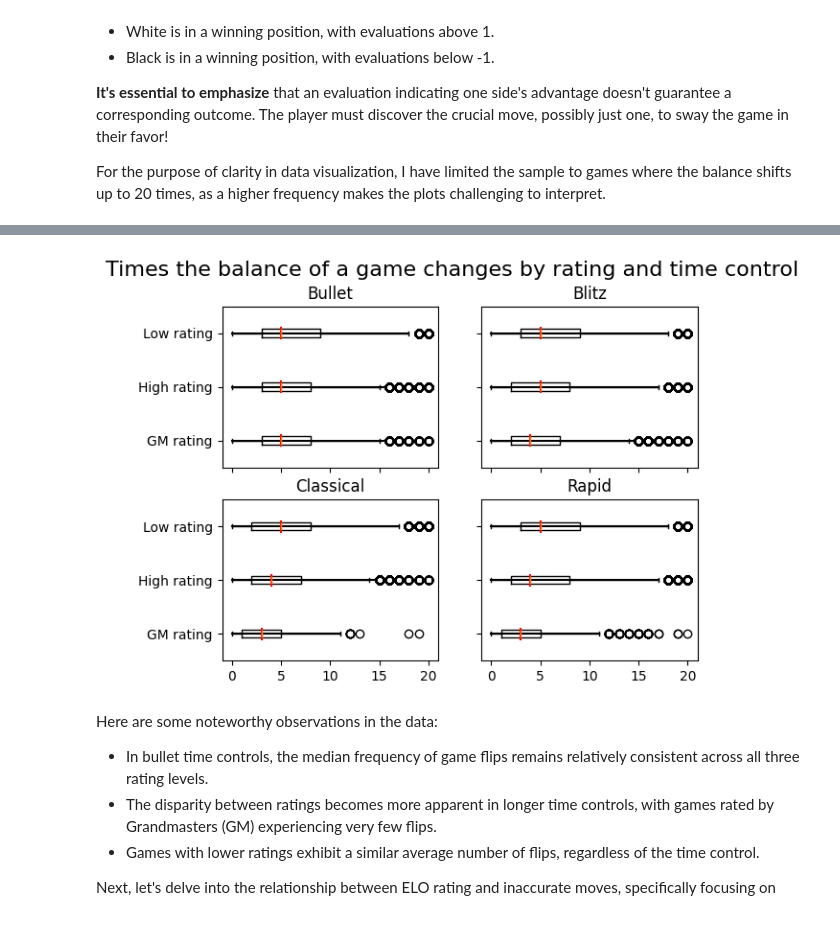
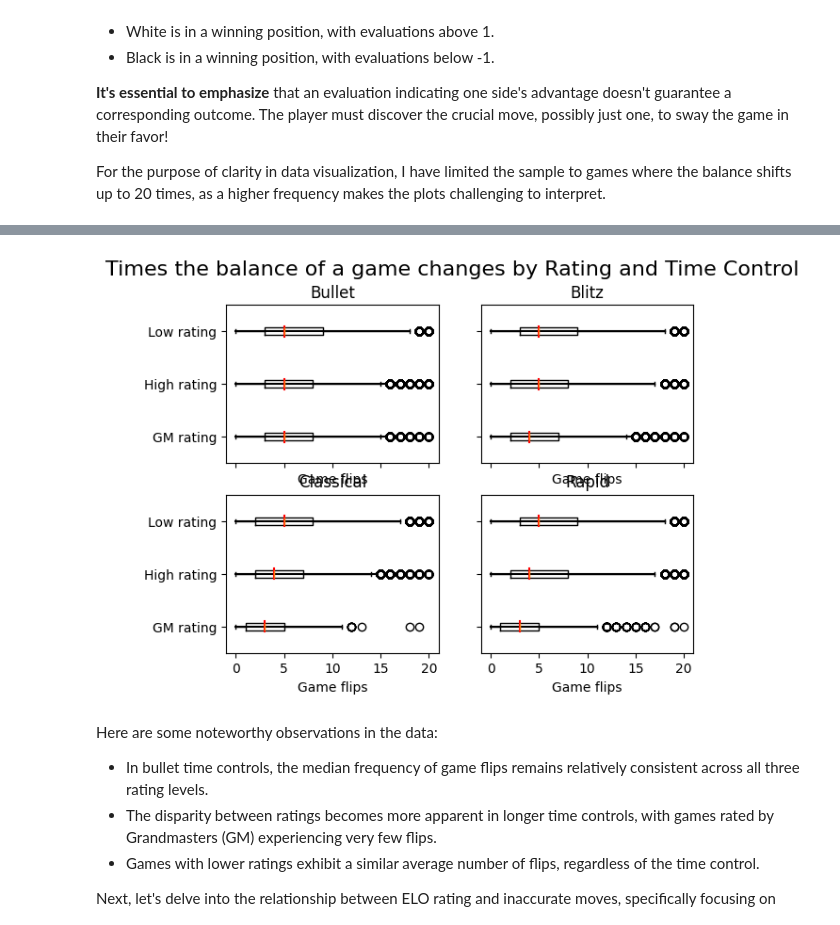
Before and after one commit to ThomasByr/lichess-analysis-of-chess-games, a Jupyter notebook: analysis.ipynb, the cells around one changed output, grey strips where cells are left out. Cells and saved outputs as stored; diff of their text form; code cells hidden in the pictures.

```diff
--- a/analysis.ipynb
+++ b/analysis.ipynb
@@ -782,7 +787,7 @@ for game_type in game_types:
 # %%
 # create a figure with len(game_types) subplots arranged in a 2x(len(game_types) // 2) grid
 fig, axs = plt.subplots((len(game_types)+1) // 2, 2, sharex=True, sharey=True)
-fig.suptitle("Times the balance of a game changes by rating and time control", fontsize=16)
+fig.suptitle("Times the balance of a game changes by Rating and Time Control", fontsize=16)
 
 # iterate through game types
 for i, (game_type, elo_categories_dict) in enumerate(game_flips_dict.items()):
@@ -800,34 +805,35 @@ for i, (game_type, elo_categories_dict) in enumerate(game_flips_dict.items()):
 
         # Calculate upper and lower whiskers
         lower_whisker = max(np.min(game_flips), q1 - 1.5 * (q3 - q1))
         upper_whisker = min(np.max(game_flips), q3 + 1.5 * (q3 - q1))
 
         ax.boxplot(
             game_flips, positions=[elo_categories.index(elo_category) + 1], vert=False
         )
         ax.plot(
             [lower_whisker, upper_whisker],
             [
                 elo_categories.index(elo_category) + 1,
                 elo_categories.index(elo_category) + 1,
             ],
             color="black",
         )
         ax.plot(
             [median, median],
             [
                 elo_categories.index(elo_category) + 0.9,
                 elo_categories.index(elo_category) + 1.1,
             ],
             color="red",
         )
         ax.set_yticks(range(1, len(elo_categories) + 1))
         ax.set_yticklabels(elo_categories)
+        ax.set_xlabel("Game flips")
         ax.set_title(f"{game_type}")
 
 plt.show()
 # %% [output]
-[figure, old version]
+[figure, new version]
 # %% [markdown]
 Here are some noteworthy observations in the data:
 
```
Also changed, not shown: parts of 8 cells of this notebook.
